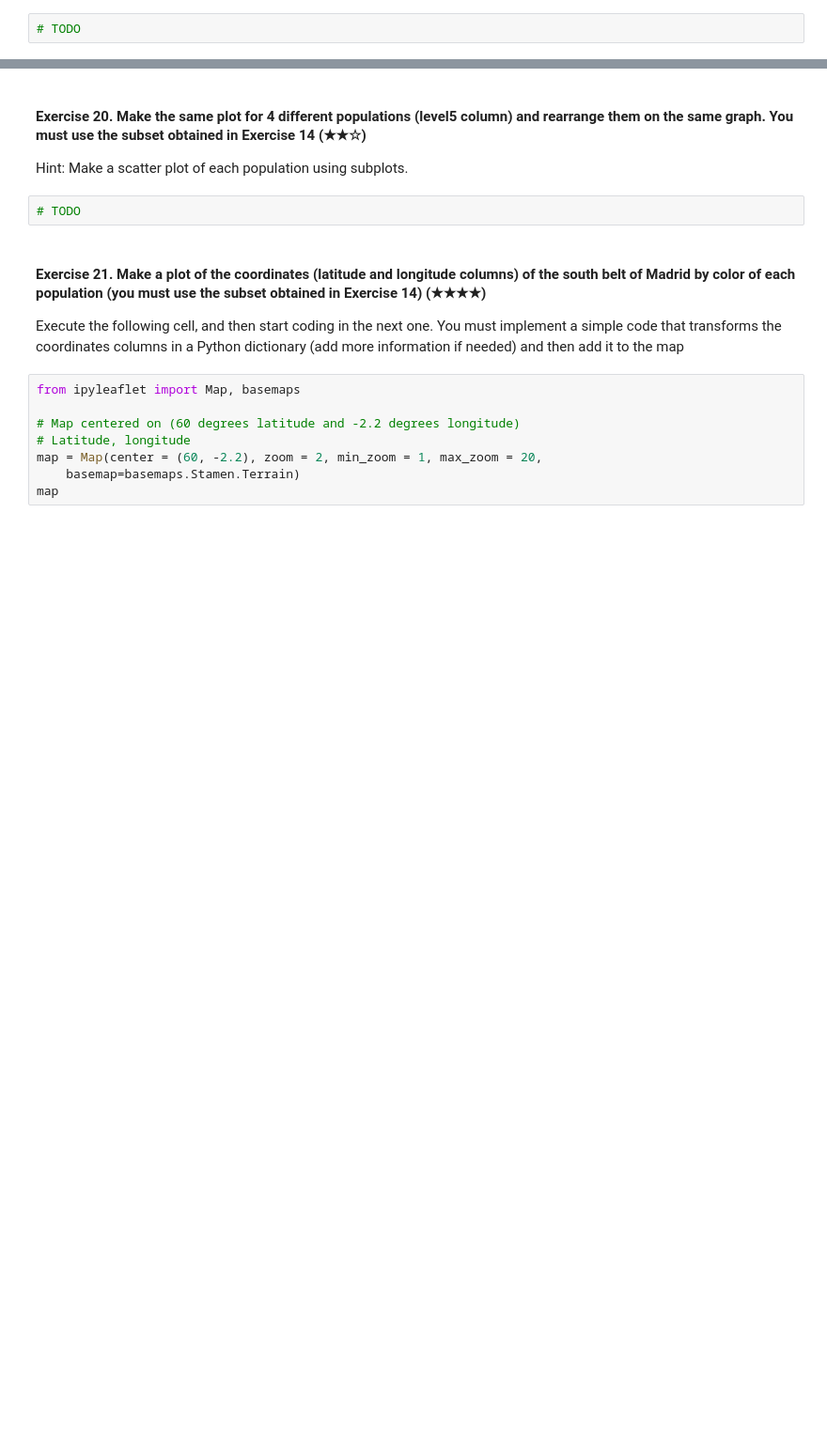
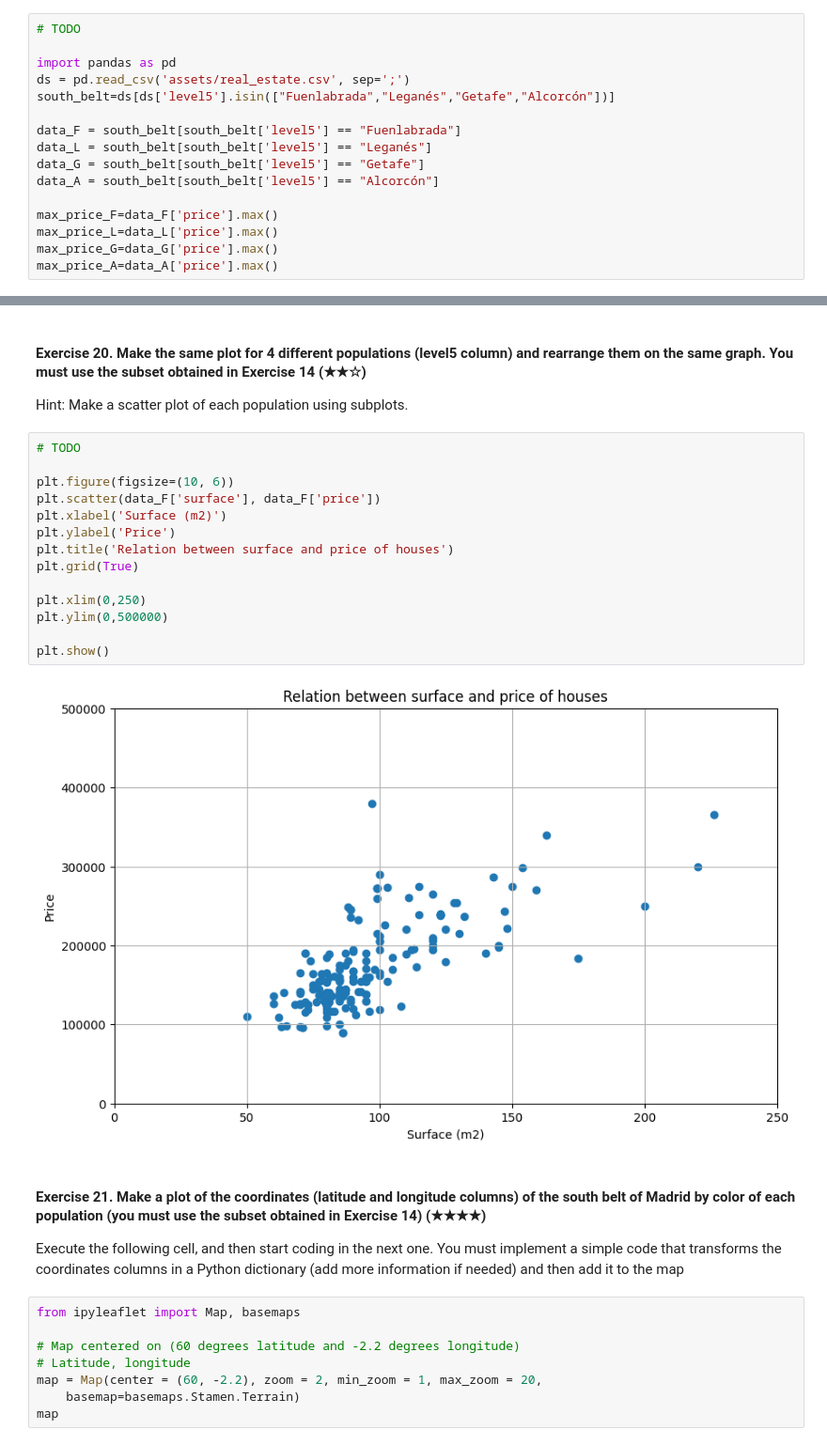
Before and after one commit to remelop03/realestate-datacleanup-exercise, a Jupyter notebook: project.ipynb, the cells around one changed output, grey strips where cells are left out. Shown at 94% size. Saved outputs shown, nothing was run; the diff lists cells and outputs as text; blank space fills up the shorter version.

```diff
--- a/project.ipynb
+++ b/project.ipynb
@@ -301,6 +377,20 @@ Print both values for each variable.
 Print both the address and the price of the selected house of each population. You can print a DataFrame or a single line for each population.
 # %%
 # TODO
+
+import pandas as pd
+ds = pd.read_csv('assets/real_estate.csv', sep=';')
+south_belt=ds[ds['level5'].isin(["Fuenlabrada","Leganés","Getafe","Alcorcón"])]
+
+data_F = south_belt[south_belt['level5'] == "Fuenlabrada"]
+data_L = south_belt[south_belt['level5'] == "Leganés"]
+data_G = south_belt[south_belt['level5'] == "Getafe"]
+data_A = south_belt[south_belt['level5'] == "Alcorcón"]
+
+max_price_F=data_F['price'].max()
+max_price_L=data_L['price'].max()
+max_price_G=data_G['price'].max()
+max_price_A=data_A['price'].max()
 # %% [markdown]
 #### Exercise 18. Normalize the variable of prices for each population and plot the 4 histograms in the same plot (you must use the subset obtained in Exercise 14) (★★★)
 
@@ -323,6 +448,20 @@ Hint: Create a new column called `pps` (price per square meter) and then analyze
 Hint: Make a scatter plot of each population using subplots.
 # %%
 # TODO
+
+plt.figure(figsize=(10, 6))
+plt.scatter(data_F['surface'], data_F['price'])
+plt.xlabel('Surface (m2)')
+plt.ylabel('Price')
+plt.title('Relation between surface and price of houses')
+plt.grid(True)
+
+plt.xlim(0,250)
+plt.ylim(0,500000)
+
+plt.show()
+# %% [output]
+[figure, added]
 # %% [markdown]
 #### Exercise 21. Make a plot of the coordinates (latitude and longitude columns) of the south belt of Madrid by color of each population (you must use the subset obtained in Exercise 14) (★★★★)
 
```
Also changed, not shown: parts of 13 cells of this notebook.
